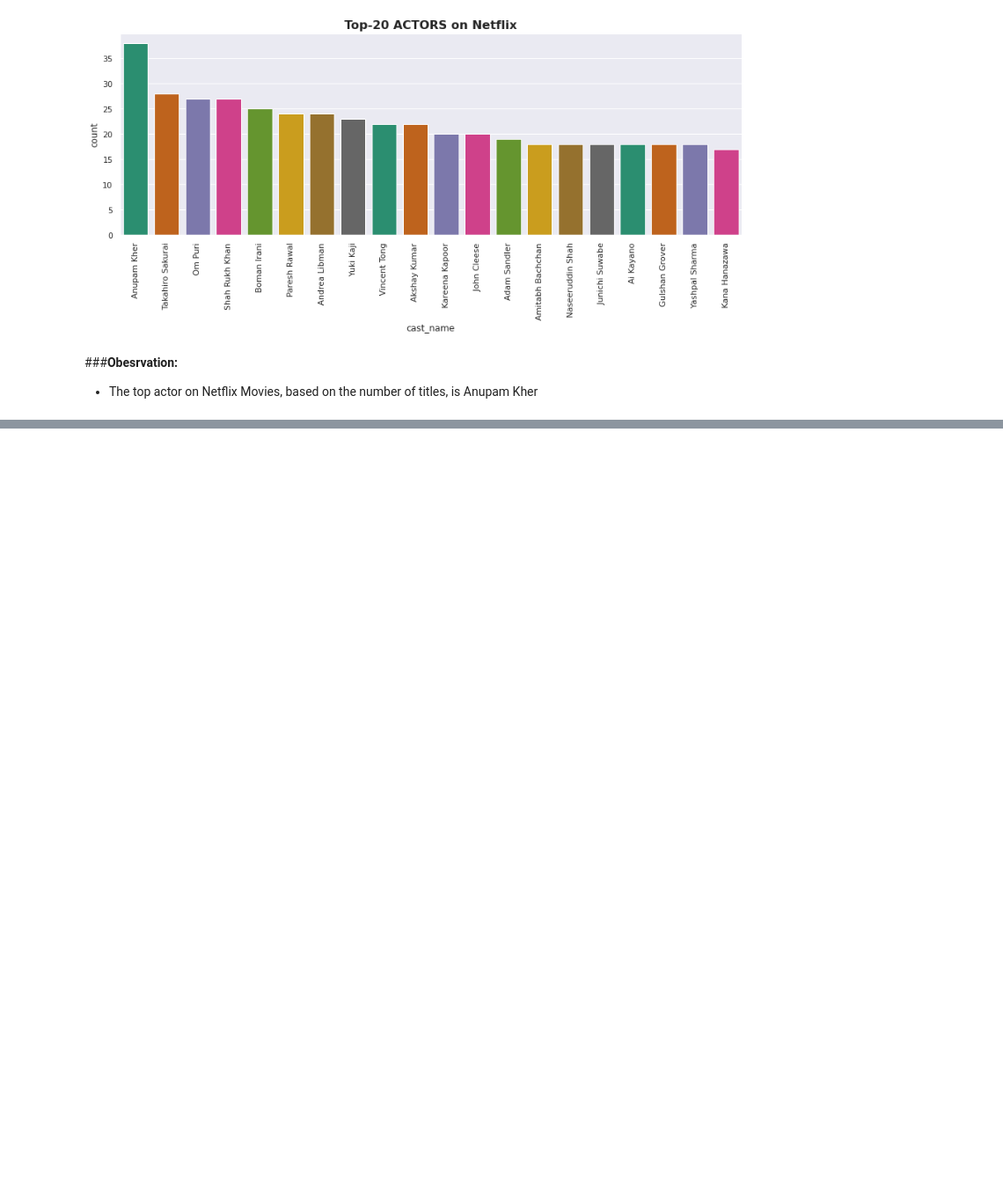
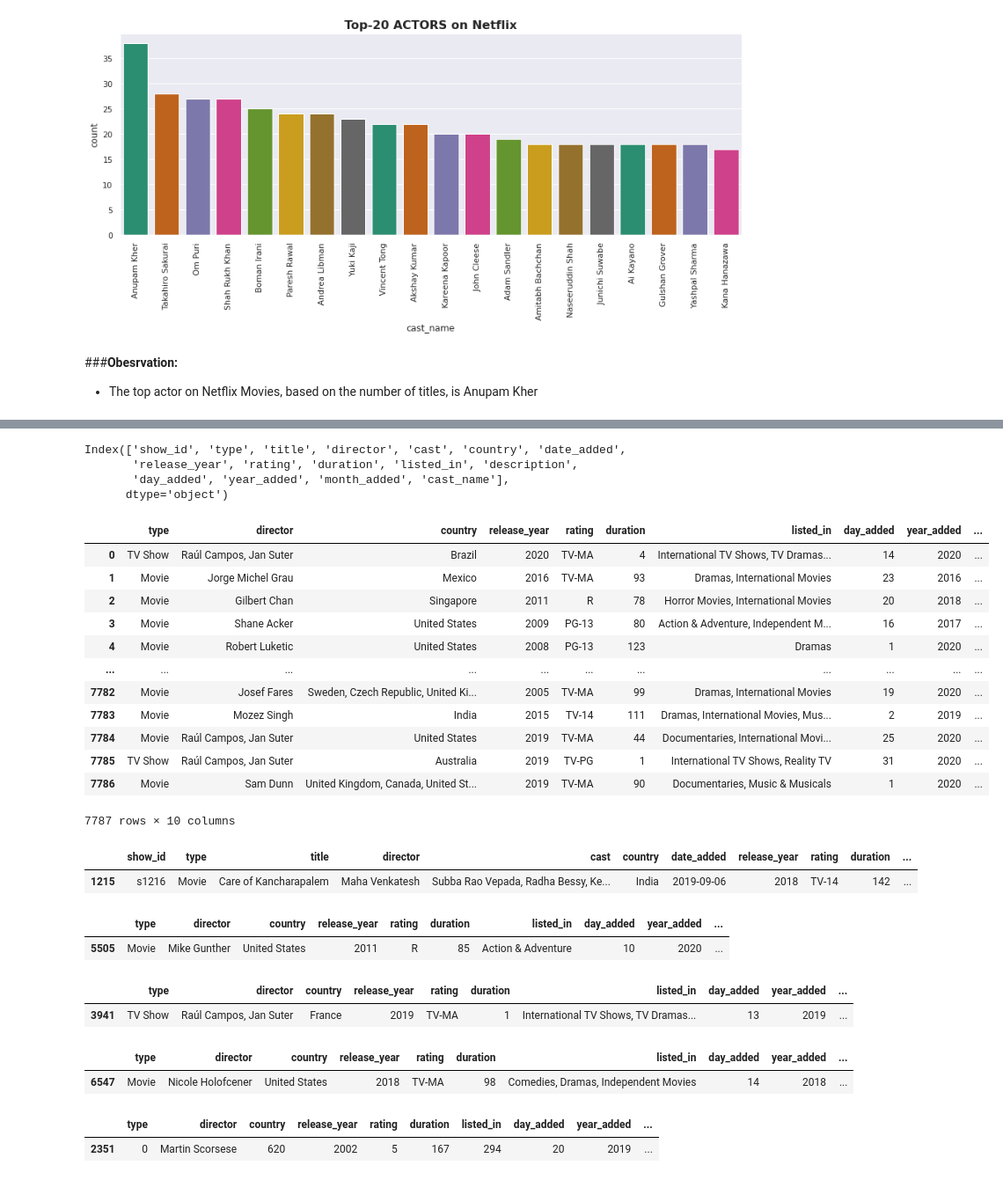
Before and after one commit to ajit04022000/Netflix-mobiles-and-Tv-show, a Jupyter notebook: NETFLIX_MOVIES_AND_TV_SHOWS_CLUSTERING.ipynb, the cells around one changed output, grey strips where cells are left out. Shown at 88% size. Cells and saved outputs as stored; diff of their text form; code cells hidden in the pictures; blank space fills up the shorter version.

```diff
--- a/NETFLIX_MOVIES_AND_TV_SHOWS_CLUSTERING.ipynb
+++ b/NETFLIX_MOVIES_AND_TV_SHOWS_CLUSTERING.ipynb
@@ -557,0 +675,11 @@ data.groupby(["type"])["release_year"].agg(["max"])
+# %%
+# Season-wise distribution of tv shows
+tv_df = data[data['type']=='TV Show']
+tv_df['duration'].value_counts()
+
+tv=tv_df['duration'].value_counts().T.reset_index()
+
+fig = px.pie(tv,values='duration',names='index',color_discrete_sequence=px.colors.sequential.Greens)
+fig.update_layout(title="season-wise distribution of tv shows")
+fig.update_traces(textposition='inside', textinfo='percent+label', textfont_size=20,
+                  marker=dict( line=dict(color = 'RebeccaPurple', width=2)))
@@ -557,0 +718,49 @@ data.groupby(["type"])["release_year"].agg(["max"])
+# %%
+movie_df.columns
+# %% [output]
+Index(['show_id', 'type', 'title', 'director', 'cast', 'country', 'date_added',
+       'release_year', 'rating', 'duration', 'listed_in', 'description',
+       'day_added', 'year_added', 'month_added', 'cast_name'],
+      dtype='object')
+# %%
+movie_df.drop(columns=['show_id', 'title', 'cast', 'date_added', 'description', 'cast_name'],axis=1,inplace=True)
+
+tv_df.drop(columns=['show_id', 'title', 'cast', 'date_added',
+          'description', 'cast_name'],axis=1,inplace=True)
+new_flix_df = data.drop(columns=['show_id', 'title', 'cast', 'date_added', 'description', 'cast_name'],axis=1)
+# movie_df
+new_flix_df
+# %% [output]
+|  | type | director | country | release_year | rating | duration | listed_in | day_added | year_added | ... |
+| 0 | TV Show | Raúl Campos, Jan Suter | Brazil | 2020 | TV-MA | 4 | International TV Shows, TV Dramas... | 14 | 2020 | ... |
+| 1 | Movie | Jorge Michel Grau | Mexico | 2016 | TV-MA | 93 | Dramas, International Movies | 23 | 2016 | ... |
+| 2 | Movie | Gilbert Chan | Singapore | 2011 | R | 78 | Horror Movies, International Movies | 20 | 2018 | ... |
+| 3 | Movie | Shane Acker | United States | 2009 | PG-13 | 80 | Action & Adventure, Independent M... | 16 | 2017 | ... |
+| 4 | Movie | Robert Luketic | United States | 2008 | PG-13 | 123 | Dramas | 1 | 2020 | ... |
+| ... | ... | ... | ... | ... | ... | ... | ... | ... | ... | ... |
+| 7782 | Movie | Josef Fares | Sweden, Czech Republic, United Ki... | 2005 | TV-MA | 99 | Dramas, International Movies | 19 | 2020 | ... |
+| 7783 | Movie | Mozez Singh | India | 2015 | TV-14 | 111 | Dramas, International Movies, Mus... | 2 | 2019 | ... |
+| 7784 | Movie | Raúl Campos, Jan Suter | United States | 2019 | TV-MA | 44 | Documentaries, International Movi... | 25 | 2020 | ... |
+| 7785 | TV Show | Raúl Campos, Jan Suter | Australia | 2019 | TV-PG | 1 | International TV Shows, Reality TV | 31 | 2020 | ... |
+| 7786 | Movie | Sam Dunn | United Kingdom, Canada, United St... | 2019 | TV-MA | 90 | Documentaries, Music & Musicals | 1 | 2020 | ... |
+7787 rows × 10 columns
+# %%
+data.sample()
+# %% [output]
+|  | show_id | type | title | director | cast | country | date_added | release_year | rating | duration | ... |
+| 1215 | s1216 | Movie | Care of Kancharapalem | Maha Venkatesh | Subba Rao Vepada, Radha Bessy, Ke... | India | 2019-09-06 | 2018 | TV-14 | 142 | ... |
+# %%
+movie_df.sample()
+# %% [output]
+|  | type | director | country | release_year | rating | duration | listed_in | day_added | year_added | ... |
+| 5505 | Movie | Mike Gunther | United States | 2011 | R | 85 | Action & Adventure | 10 | 2020 | ... |
+# %%
+tv_df.sample()
+# %% [output]
+|  | type | director | country | release_year | rating | duration | listed_in | day_added | year_added | ... |
+| 3941 | TV Show | Raúl Campos, Jan Suter | France | 2019 | TV-MA | 1 | International TV Shows, TV Dramas... | 13 | 2019 | ... |
+# %%
+new_flix_df.sample()
+# %% [output]
+|  | type | director | country | release_year | rating | duration | listed_in | day_added | year_added | ... |
+| 6547 | Movie | Nicole Holofcener | United States | 2018 | TV-MA | 98 | Comedies, Dramas, Independent Movies | 14 | 2018 | ... |
@@ -557,0 +774,5 @@ data.groupby(["type"])["release_year"].agg(["max"])
+# %%
+new_flix_df.sample()
+# %% [output]
+|  | type | director | country | release_year | rating | duration | listed_in | day_added | year_added | ... |
+| 2351 | 0 | Martin Scorsese | 620 | 2002 | 5 | 167 | 294 | 20 | 2019 | ... |
```
Also changed, not shown: parts of 32 cells of this notebook.
